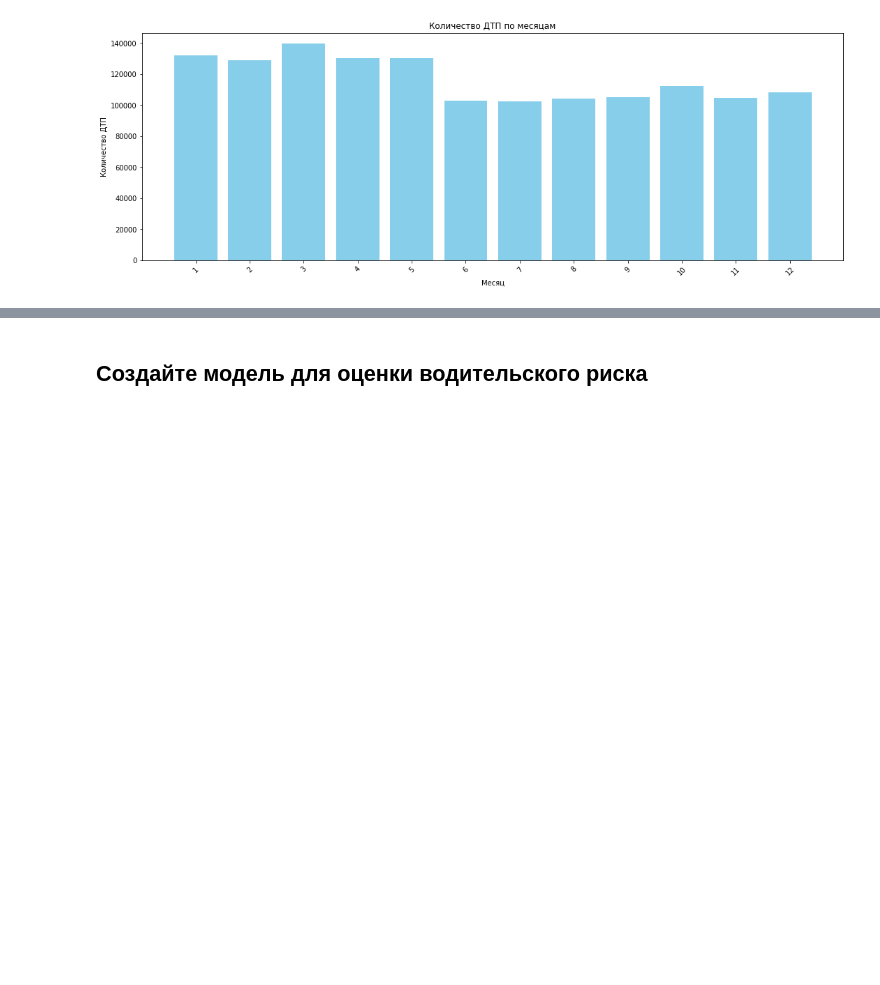
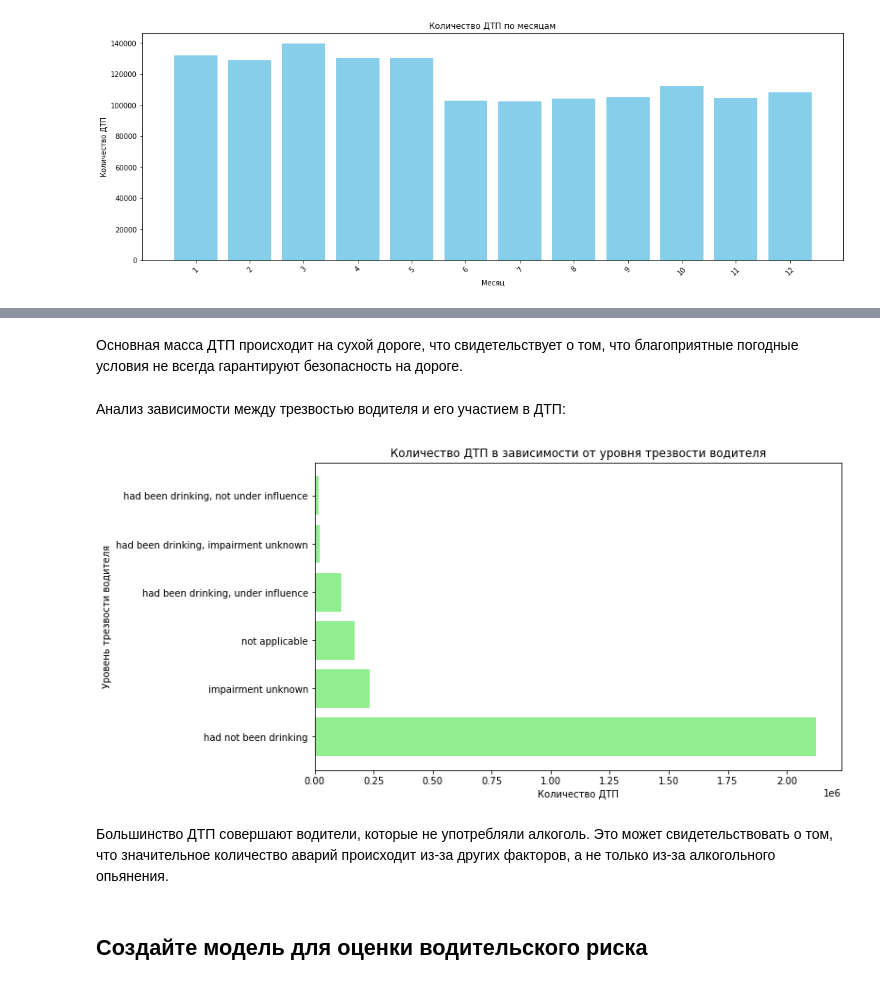
Before and after one commit to vilesova/traffic-accident-prediction-model, a Jupyter notebook: traffic-accident-prediction-model.ipynb, the cells around one changed output, grey strips where cells are left out. Drawn from its saved outputs; the diff is of its cells as text; code cells hidden in the pictures; blank space fills up the shorter version.

```diff
--- a/traffic-accident-prediction-model.ipynb
+++ b/traffic-accident-prediction-model.ipynb
@@ -95,3 +130,30 @@ plt.show()
+# %% [markdown]
+Основная масса ДТП происходит на сухой дороге, что свидетельствует о том, что благоприятные погодные условия не всегда гарантируют безопасность на дороге.
+# %% [markdown]
+Анализ зависимости между трезвостью водителя и его участием в ДТП:
+# %%
+# Анализ зависимости между трезвостью водителя и его участием в ДТП
+query = """
+SELECT p.party_sobriety, COUNT(*) AS accident_count
+FROM parties p
+GROUP BY p.party_sobriety
+ORDER BY accident_count DESC;
+"""
+sobriety_df = pd.read_sql(query, engine)
+
+sobriety_df.dropna(subset=['party_sobriety'], inplace=True)
+
+# Построение графика
+plt.figure(figsize=(10, 6))
+plt.barh(sobriety_df['party_sobriety'], sobriety_df['accident_count'], color='lightgreen')
+plt.xlabel('Количество ДТП')
+plt.ylabel('Уровень трезвости водителя')
+plt.title('Количество ДТП в зависимости от уровня трезвости водителя')
+plt.show()
+# %% [output]
+[figure, added]
+# %% [markdown]
+Большинство ДТП совершают водители, которые не употребляли алкоголь. Это может свидетельствовать о том, что значительное количество аварий происходит из-за других факторов, а не только из-за алкогольного опьянения.
 # %% [markdown]
 ## Создайте модель для оценки водительского риска
 # %%
```
Also changed, not shown: parts of 26 cells of this notebook.
